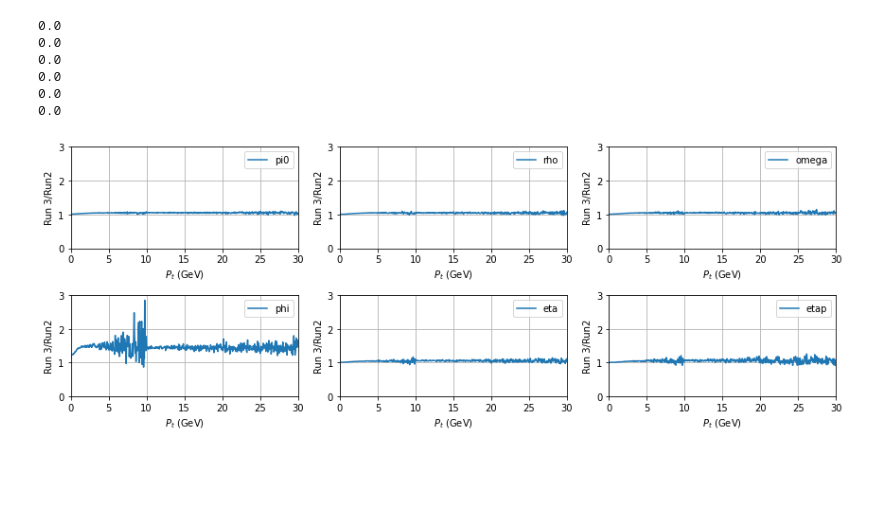
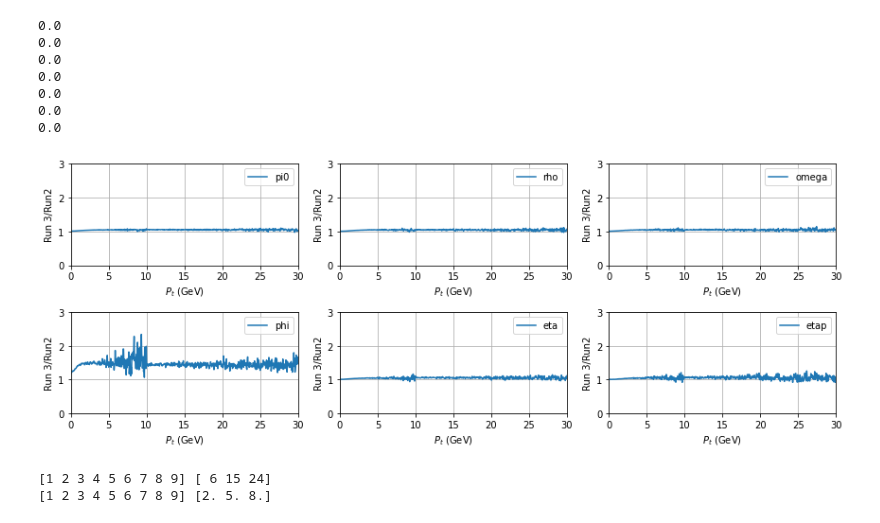
Before and after one commit to erfz/milliq_mcgen, a Jupyter notebook: mesonPt/compare_Run2_Run3.ipynb, the cells around one changed output. Cells and saved outputs as stored; diff of their text form; code cells hidden in the pictures; blank space fills up the shorter version.

Commit message:
add nonbc plot

```diff
--- a/mesonPt/compare_Run2_Run3.ipynb
+++ b/mesonPt/compare_Run2_Run3.ipynb
@@ -8,7 +10,7 @@ file2 = ROOT.TFile("pt_dists.root")
 file3 = ROOT.TFile("pt_dists_run3.root")
 # %%
 # These are the histogram names (suppressing a common h_")
-histNames = ['pi0', 'rho', 'omega', 'phi', 'eta', 'etap']
+histNames = ['pi0', 'rho', 'omega', 'phi', 'eta', 'etap', 'mu_nonbc']
 # %%
 # Get the histograms in two lists
 lh2 = []
@@ -46,19 +48,40 @@ for b2,b3 in zip(bins2,bins3):
 0.0
 0.0
 0.0
+0.0
 # %%
 ipl = 1
 figure = plt.figure(figsize=(12, 4.5))
 for c2,c3,b,n in zip(cont2,cont3,binsc,histNames):
+    # skip the muons
+    if n == "mu_nonbc":
+        continue
     ax    = plt.subplot(230+ipl)
     ipl   = ipl+1
     ax.plot(b, np.array(c3)/np.array(c2), label=n)
     ax.set_xlim(0,30)
     ax.set_ylim(0,3)
     ax.legend()
     ax.grid()
     ax.set_xlabel("$P_t$ (GeV)")
     ax.set_ylabel("Run 3/Run2")
 plt.tight_layout()
 # %% [output]
-[figure, old version]
+[figure, new version]
+# %%
+# rebinning...
+def rebinContents(x,factor):
+    return np.array([x.sum() for x in np.hsplit(x,len(x)/factor)])
+def rebinBins(x, factor):
+    return np.array([x.mean() for x in np.hsplit(x,len(x)/factor)])
+
+
+# check that it works
+x   = np.array([1,2,3,4,5,6,7,8,9])
+xC = rebinContents(x,3)
+xB = rebinBins(x,3)
+print(x,xC)
+print(x,xB)
+# %% [output]
+[1 2 3 4 5 6 7 8 9] [ 6 15 24]
+[1 2 3 4 5 6 7 8 9] [2. 5. 8.]
```
Also changed, not shown: parts of 2 cells of this notebook.
